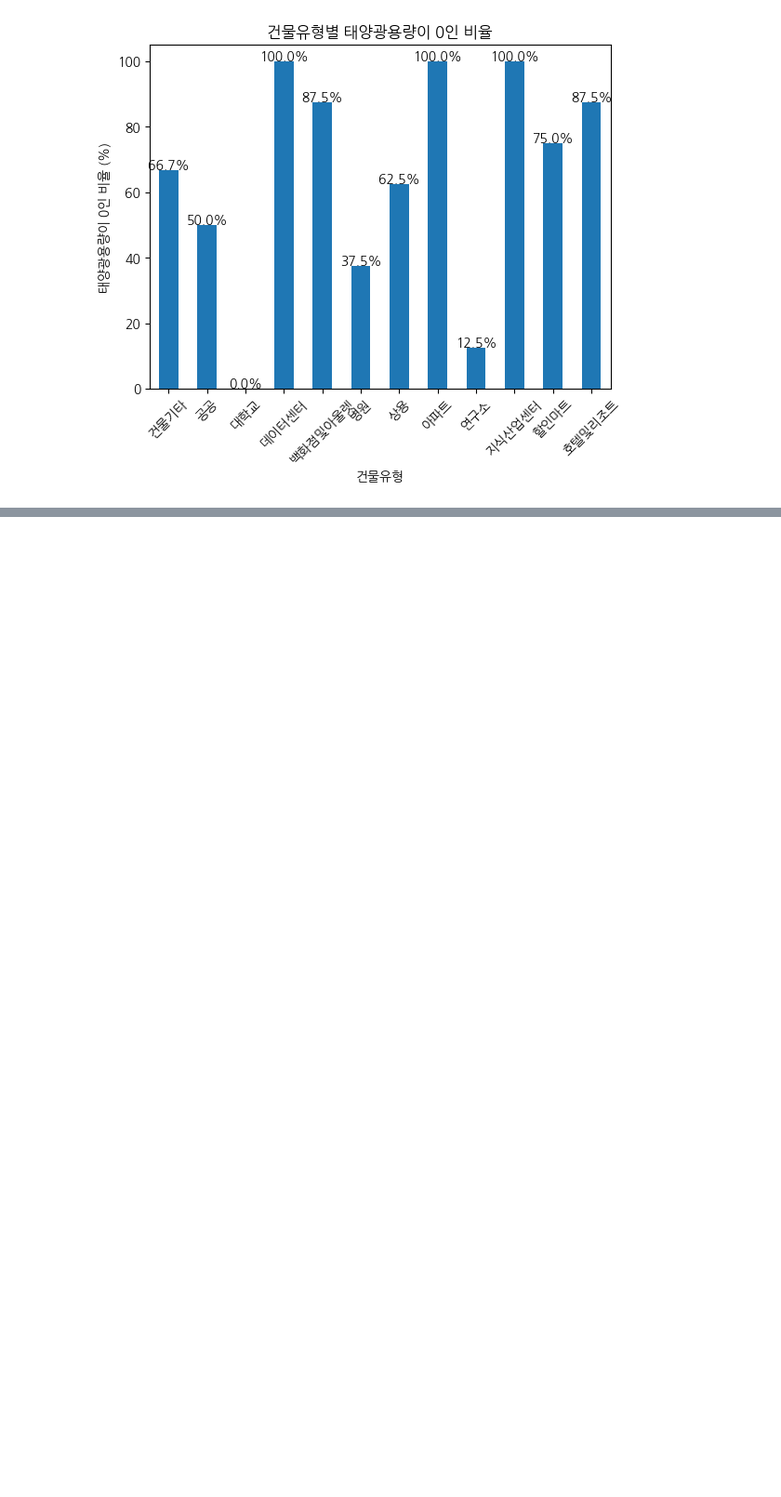
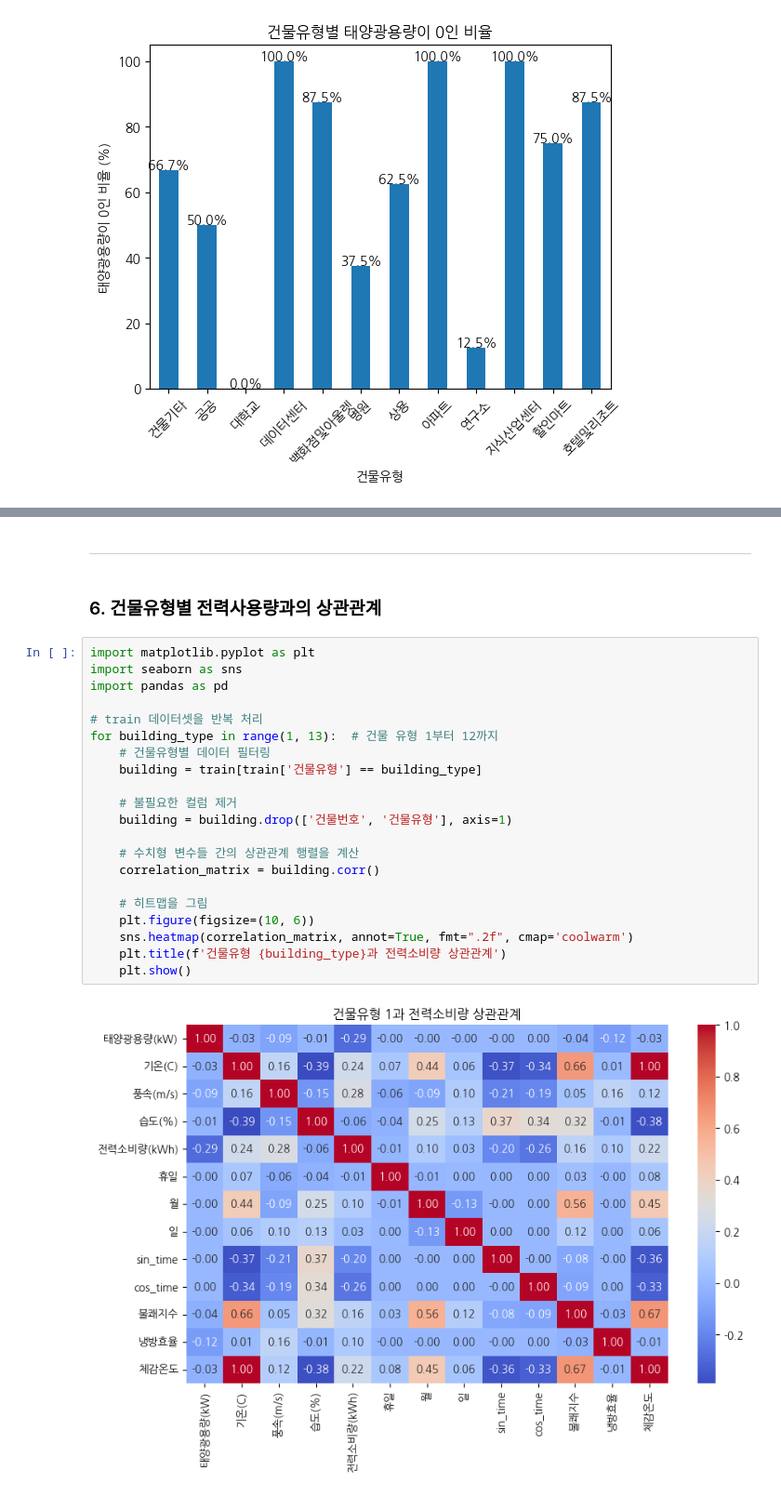
Before and after one commit to dongkieric98/-, a Jupyter notebook: electricity_EDA.ipynb, the cells around one changed output, grey strips where cells are left out. Shown at 93% size. Saved outputs shown, nothing was run; the diff lists cells and outputs as text; blank space fills up the shorter version.

```diff
--- a/electricity_EDA.ipynb
+++ b/electricity_EDA.ipynb
@@ -174,0 +418,27 @@ plt.show()
+# %% [markdown]
+-----------------------------
+# %% [markdown]
+### 6. 건물유형별 전력사용량과의 상관관계
+# %%
+import matplotlib.pyplot as plt
+import seaborn as sns
+import pandas as pd
+
+# train 데이터셋을 반복 처리
+for building_type in range(1, 13):  # 건물 유형 1부터 12까지
+    # 건물유형별 데이터 필터링
+    building = train[train['건물유형'] == building_type]
+
+    # 불필요한 컬럼 제거
+    building = building.drop(['건물번호', '건물유형'], axis=1)
+
+    # 수치형 변수들 간의 상관관계 행렬을 계산
+    correlation_matrix = building.corr()
+
+    # 히트맵을 그림
+    plt.figure(figsize=(10, 6))
+    sns.heatmap(correlation_matrix, annot=True, fmt=".2f", cmap='coolwarm')
+    plt.title(f'건물유형 {building_type}과 전력소비량 상관관계')
+    plt.show()
+# %% [output]
+[figure, added]
```
Also changed, not shown: parts of 10 cells of this notebook.
